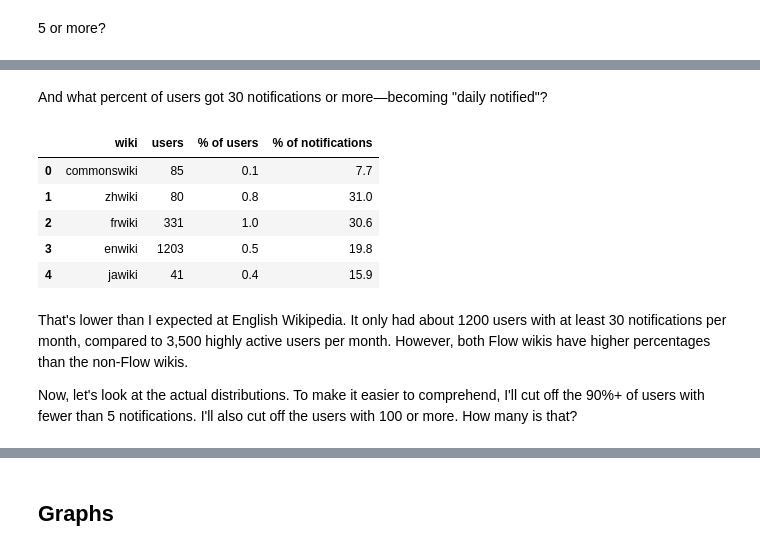
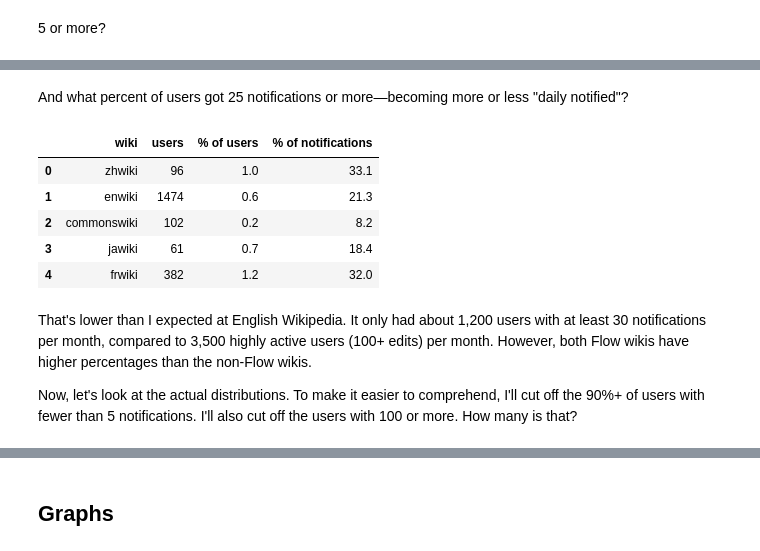
Before and after one commit to neilpquinn/2016-02-notifications-exploration, a Jupyter notebook: Notifications research.ipynb, the cells around one changed output, grey strips where cells are left out. Drawn from its saved outputs; the diff is of its cells as text; code cells hidden in the pictures.

Commit message:
Switch ≥30 notifications to ≥25 for consistency with previous versions.

```diff
--- a/Notifications research.ipynb
+++ b/Notifications research.ipynb
@@ -183,16 +183,16 @@ beyond_threshold(notifs, wikis, 4, "over")
 # %% [markdown]
-And what percent of users got 30 notifications or more—becoming "daily notified"?
+And what percent of users got 25 notifications or more—becoming more or less "daily notified"?
 # %%
-beyond_threshold(notifs, wikis, 29, "over")
+beyond_threshold(notifs, wikis, 24, "over")
 # %% [output]
 |  | wiki | users | % of users | % of notifications |
-| 0 | commonswiki | 85 | 0.1 | 7.7 |
-| 1 | zhwiki | 80 | 0.8 | 31.0 |
-| 2 | frwiki | 331 | 1.0 | 30.6 |
-| 3 | enwiki | 1203 | 0.5 | 19.8 |
-| 4 | jawiki | 41 | 0.4 | 15.9 |
+| 0 | zhwiki | 96 | 1.0 | 33.1 |
+| 1 | enwiki | 1474 | 0.6 | 21.3 |
+| 2 | commonswiki | 102 | 0.2 | 8.2 |
+| 3 | jawiki | 61 | 0.7 | 18.4 |
+| 4 | frwiki | 382 | 1.2 | 32.0 |
 # %% [markdown]
-That's lower than I expected at English Wikipedia. It only had about 1200 users with at least 30 notifications per month, compared to 3,500 highly active users per month. However, both Flow wikis have higher percentages than the non-Flow wikis.
+That's lower than I expected at English Wikipedia. It only had about 1,200 users with at least 30 notifications per month, compared to 3,500 highly active users (100+ edits) per month. However, both Flow wikis have higher percentages than the non-Flow wikis.
 
 Now, let's look at the actual distributions. To make it easier to comprehend, I'll cut off the 90%+ of users with fewer than 5 notifications. I'll also cut off the users with 100 or more. How many is that?
 # %%
```
Also changed, not shown: parts of 9 cells of this notebook.
